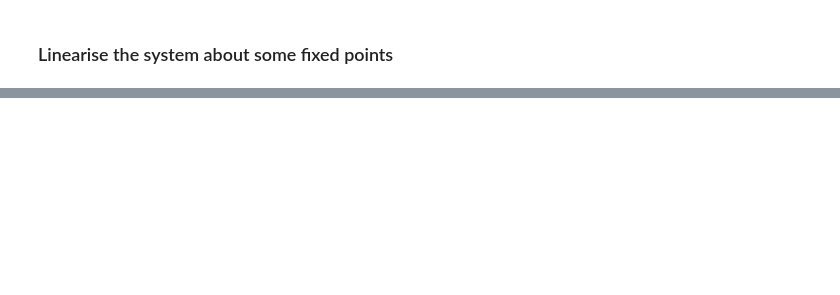
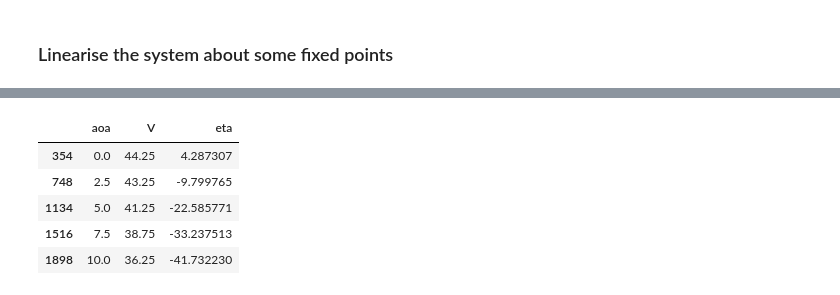
Before and after one commit to fh9g12/FwtModels, a Jupyter notebook: Workbooks/4_NLP-VS_aero_forces/5_SplitGravityIntoAExternalForce.ipynb, the cells around one changed output, grey strips where cells are left out. Drawn from its saved outputs; the diff is of its cells as text; code cells hidden in the pictures; blank space fills up the shorter version.

```diff
--- a/Workbooks/4_NLP-VS_aero_forces/5_SplitGravityIntoAExternalForce.ipynb
+++ b/Workbooks/4_NLP-VS_aero_forces/5_SplitGravityIntoAExternalForce.ipynb
@@ -171,0 +147,20 @@ axes[1].set(ylim=(-0.35,0.05))
+# %%
+# get info for the first unstable point for each AoA
+
+aoas = data['aoa'].unique()
+idx = []
+
+data = flutdfv2[~flutdfv2['Stable']]
+for i in data['aoa'].unique():
+    idx.append(data[data['aoa']==i].sort_values(by=['V'],axis=0).head(1).index[0])
+
+res = flutdfv2.iloc[idx].copy()
+res['eta'] = res.apply(lambda row: np.rad2deg(row.lp[0]),axis=1)
+res[['aoa','V','eta']]
+# %% [output]
+|  | aoa | V | eta |
+| 354 | 0.0 | 44.25 | 4.287307 |
+| 748 | 2.5 | 43.25 | -9.799765 |
+| 1134 | 5.0 | 41.25 | -22.585771 |
+| 1516 | 7.5 | 38.75 | -33.237513 |
+| 1898 | 10.0 | 36.25 | -41.732230 |
```
Also changed, not shown: parts of 7 cells of this notebook, 4 other files.
